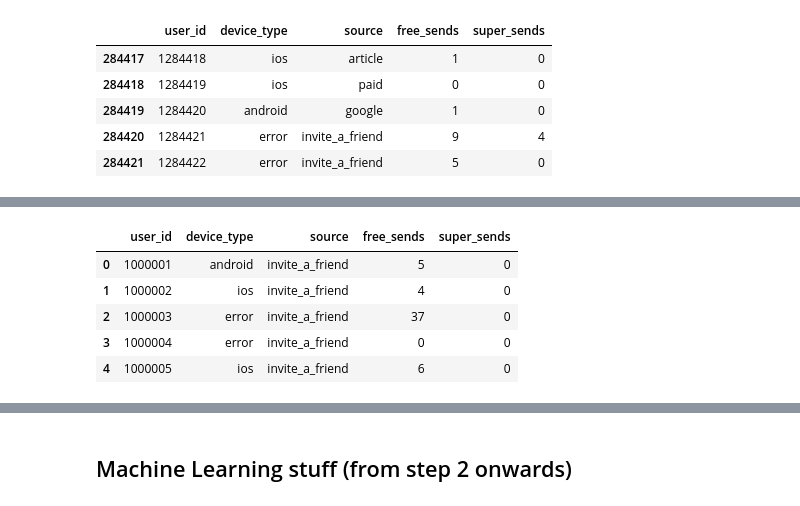
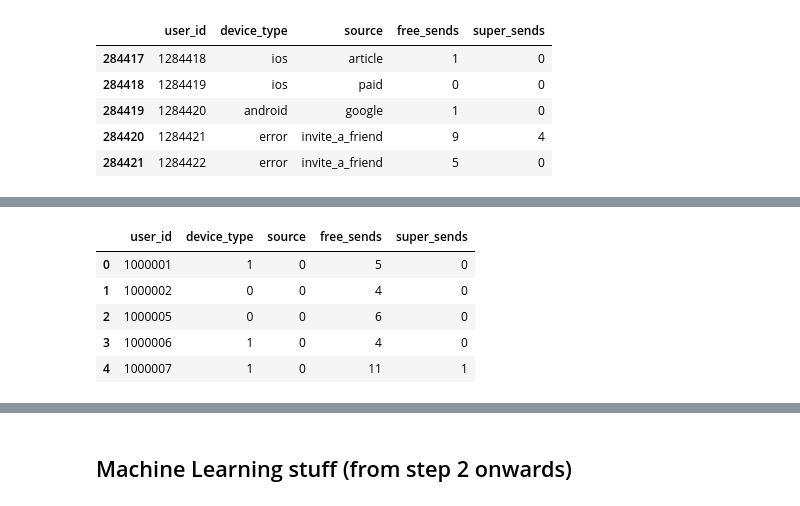
Before and after one commit to gabrielatrindade/send-a-tree, a Jupyter notebook: learning/python/tasks/task1-week5-6friday-MachineLearning.ipynb, the cells around one changed output, grey strips where cells are left out. Saved outputs shown, nothing was run; the diff lists cells and outputs as text; code cells hidden in the pictures.

Commit message:
change in data preparation: turning 'device_type' and 'source' values in numbers through dictionary

```diff
--- a/learning/python/tasks/task1-week5-6friday-MachineLearning.ipynb
+++ b/learning/python/tasks/task1-week5-6friday-MachineLearning.ipynb
@@ -196,0 +179,6 @@ data_replaced.head()
+# %%
+# creating a dataframe with observations that have a real device_type
+known_values_device = all_data[(all_data.device_type=='android') |
+                               (all_data.device_type=='ios')].reset_index(drop=True)
+
+known_values_device.head()
@@ -197,9 +204,15 @@ data_replaced.head()
+# %%
+device_type_dictionary = {'ios': 0, 'android': 1}
+known_values_device['device_type'] = known_values_device['device_type'].map(device_type_dictionary)
+# %%
+source_dictionay = {'invite_a_friend': 0, 'google': 1, 'article': 2, 'paid': 3}
+known_values_device['source'] = known_values_device['source'].map(source_dictionay)
 # %%
-all_data.head()
+known_values_device.head()
 # %% [output]
 |  | user_id | device_type | source | free_sends | super_sends |
-| 0 | 1000001 | android | invite_a_friend | 5 | 0 |
-| 1 | 1000002 | ios | invite_a_friend | 4 | 0 |
-| 2 | 1000003 | error | invite_a_friend | 37 | 0 |
-| 3 | 1000004 | error | invite_a_friend | 0 | 0 |
-| 4 | 1000005 | ios | invite_a_friend | 6 | 0 |
+| 0 | 1000001 | 1 | 0 | 5 | 0 |
+| 1 | 1000002 | 0 | 0 | 4 | 0 |
+| 2 | 1000005 | 0 | 0 | 6 | 0 |
+| 3 | 1000006 | 1 | 0 | 4 | 0 |
+| 4 | 1000007 | 1 | 0 | 11 | 1 |
```
Also changed, not shown: parts of 7 cells of this notebook.
